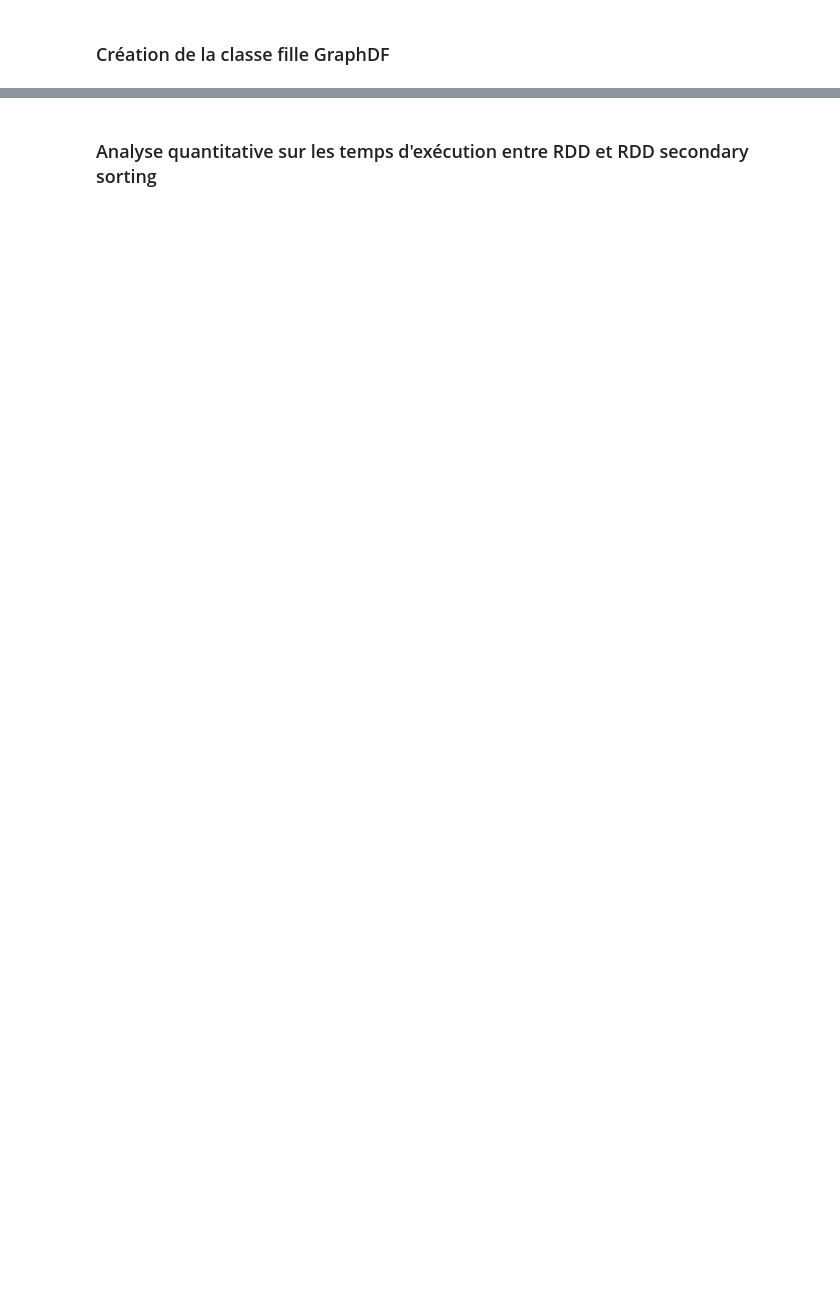
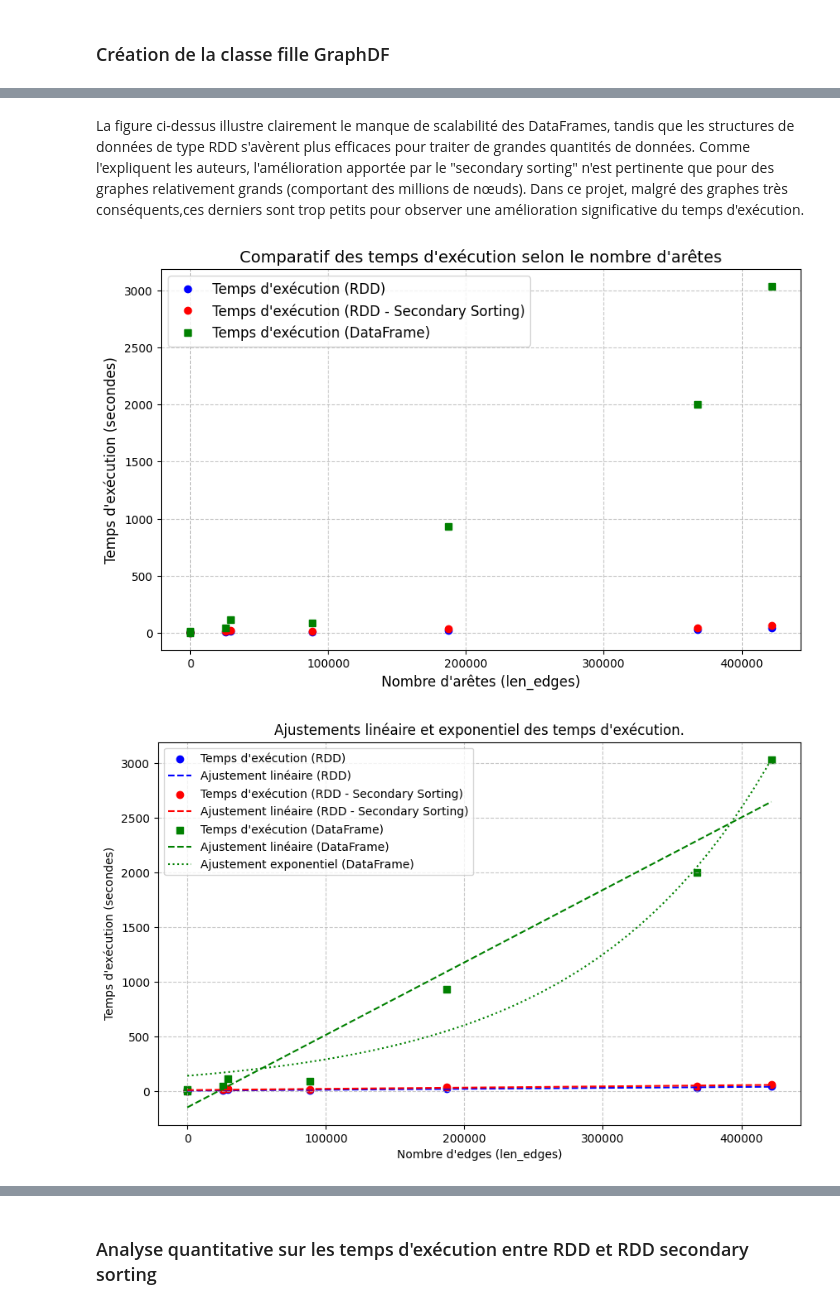
Before and after one commit to auduvignac/CCF_MapReduce, a Jupyter notebook: CCF.ipynb, the cells around one changed output, grey strips where cells are left out. Cells and saved outputs as stored; diff of their text form; code cells hidden in the pictures; blank space fills up the shorter version.

```diff
--- a/CCF.ipynb
+++ b/CCF.ipynb
@@ -1260,0 +1770,12 @@ Coefficient exponentiel de exectime_Dataframe : [1.28687698e+02 6.32058651e-06]
+# %% [markdown]
+La figure ci-dessus illustre clairement le manque de scalabilité des DataFrames, tandis que les structures de données de type RDD s'avèrent plus efficaces pour traiter de grandes quantités de données.
+Comme l'expliquent les auteurs, l'amélioration apportée par le "secondary sorting" n'est pertinente que pour des graphes relativement grands (comportant des millions de nœuds). Dans ce projet, malgré des graphes très conséquents,ces derniers sont trop petits pour observer une amélioration significative du temps d'exécution.
+# %%
+results = run_ccf_comparison(spark_session=spark_session, urls=urls, empty_edges=empty_edges, edges_article=edges_article)
+plot_execution_times(results)
+plot_execution_times_and_fits(results)
+table_summary = generate_summary_table(results)
+table_summary
+# %% [output]
+[figure, added]
+[figure, added]
```
Also changed, not shown: parts of 25 cells of this notebook.
